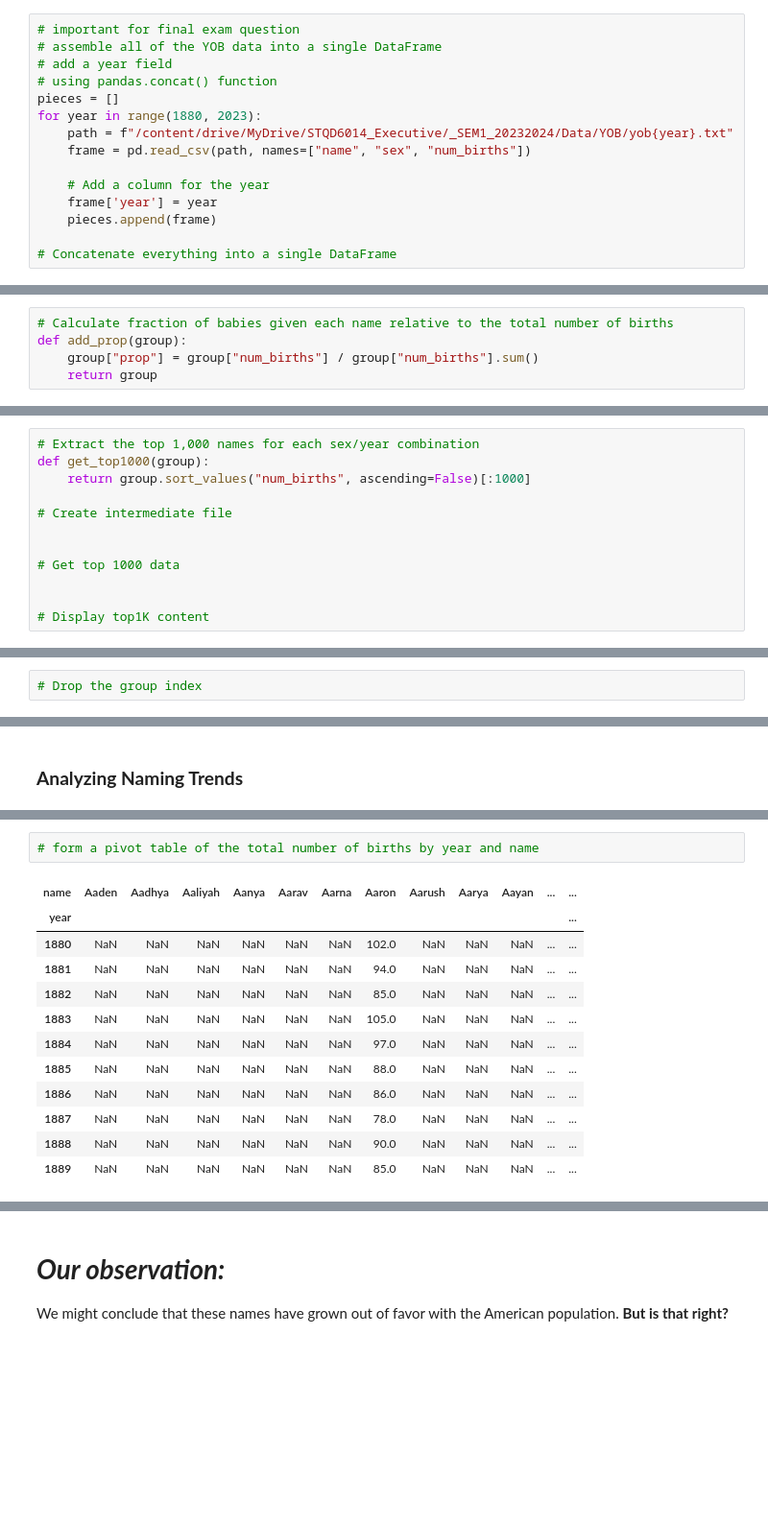
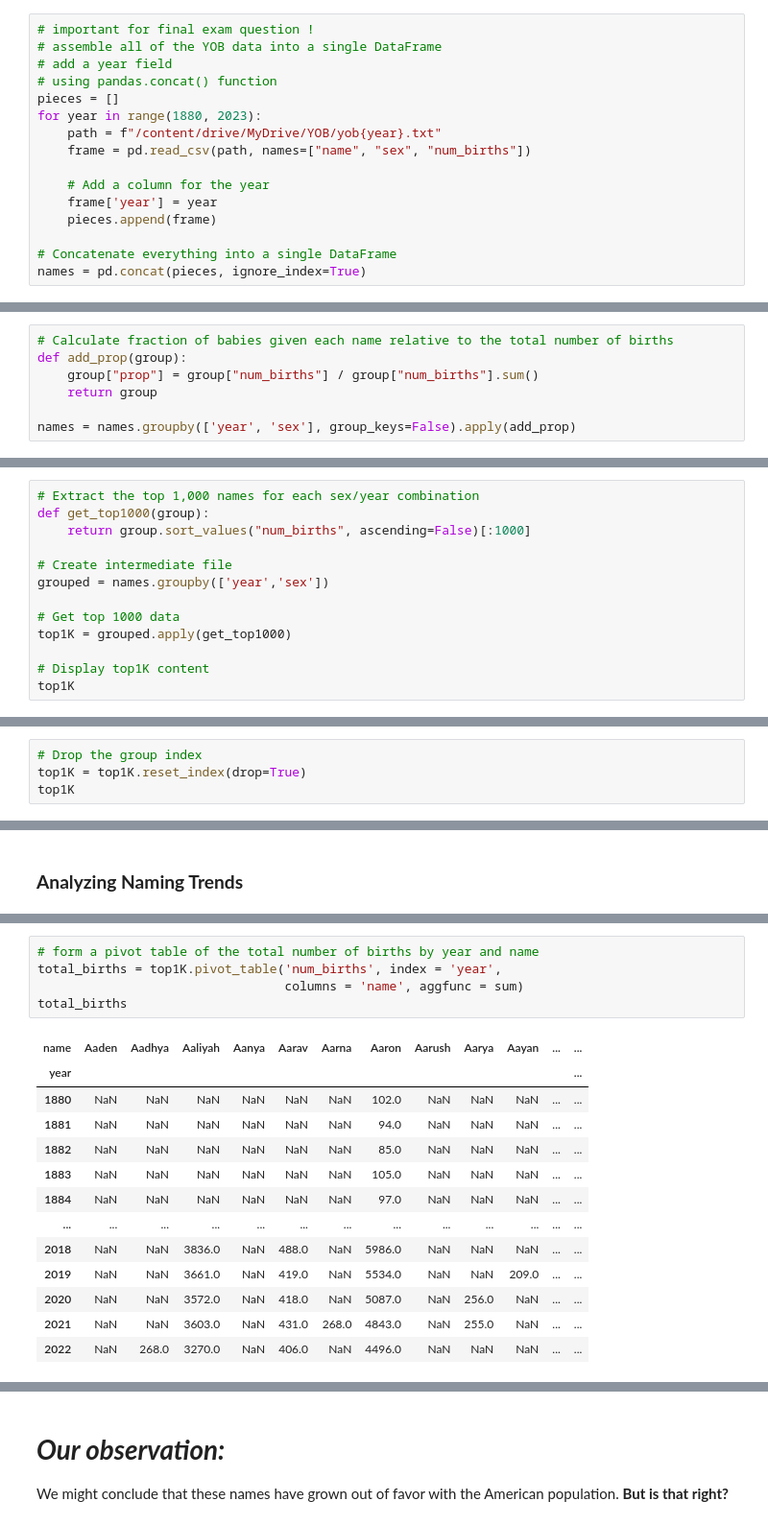
Before and after one commit to AzlinRusnan/STQD6014-Data-Science, a Jupyter notebook: Azlin_Week15_DataAnalysis_20240128_WC.ipynb, the cells around one changed output, grey strips where cells are left out. Shown at 96% size. Drawn from its saved outputs; the diff is of its cells as text; blank space fills up the shorter version.

```diff
--- a/Azlin_Week15_DataAnalysis_20240128_WC.ipynb
+++ b/Azlin_Week15_DataAnalysis_20240128_WC.ipynb
@@ -674,13 +676,13 @@ Name: num_births, dtype: int64
 # %% [markdown]
 # **Upload all the yob files from 1880 to 2022**
 # %%
-# important for final exam question
+# important for final exam question !
 # assemble all of the YOB data into a single DataFrame
 # add a year field
 # using pandas.concat() function
 pieces = []
 for year in range(1880, 2023):
-    path = f"/content/drive/MyDrive/STQD6014_Executive/_SEM1_20232024/Data/YOB/yob{year}.txt"
+    path = f"/content/drive/MyDrive/YOB/yob{year}.txt"
     frame = pd.read_csv(path, names=["name", "sex", "num_births"])
 
     # Add a column for the year
@@ -688,6 +690,7 @@ for year in range(1880, 2023):
     pieces.append(frame)
 
 # Concatenate everything into a single DataFrame
+names = pd.concat(pieces, ignore_index=True)
 # %%
 # Display names DataFrame
 names
@@ -731,6 +745,8 @@ Read this [interesting article](https://www.pewresearch.org/short-reads/2022/08/
 def add_prop(group):
     group["prop"] = group["num_births"] / group["num_births"].sum()
     return group
+
+names = names.groupby(['year', 'sex'], group_keys=False).apply(add_prop)
 # %%
 # Display names DataFrame
 names
@@ -770,10 +787,11 @@ def get_top1000(group):
     return group.sort_values("num_births", ascending=False)[:1000]
 
 # Create intermediate file
-
+grouped = names.groupby(['year','sex'])
 
 # Get top 1000 data
-
+top1K = grouped.apply(get_top1000)
 
 # Display top1K content
+top1K
 # %% [output]
@@ -797,5 +812,7 @@ year sex
 # %%
 # Drop the group index
+top1K = top1K.reset_index(drop=True)
+top1K
 # %% [output]
 |  | name | sex | num_births | year | prop |
 | 0 | Mary | F | 7065 | 1880 | 0.077642 |
@@ -817,15 +836,19 @@ year sex
 # %%
 # form a pivot table of the total number of births by year and name
+total_births = top1K.pivot_table('num_births', index = 'year',
+                                 columns = 'name', aggfunc = sum)
+total_births
 # %% [output]
 | name | Aaden | Aadhya | Aaliyah | Aanya | Aarav | Aarna | Aaron | Aarush | Aarya | Aayan | ... | ... |
 | year |  |  |  |  |  |  |  |  |  |  |  | ... |
 | 1880 | NaN | NaN | NaN | NaN | NaN | NaN | 102.0 | NaN | NaN | NaN | ... | ... |
 | 1881 | NaN | NaN | NaN | NaN | NaN | NaN | 94.0 | NaN | NaN | NaN | ... | ... |
 | 1882 | NaN | NaN | NaN | NaN | NaN | NaN | 85.0 | NaN | NaN | NaN | ... | ... |
 | 1883 | NaN | NaN | NaN | NaN | NaN | NaN | 105.0 | NaN | NaN | NaN | ... | ... |
 | 1884 | NaN | NaN | NaN | NaN | NaN | NaN | 97.0 | NaN | NaN | NaN | ... | ... |
-| 1885 | NaN | NaN | NaN | NaN | NaN | NaN | 88.0 | NaN | NaN | NaN | ... | ... |
-| 1886 | NaN | NaN | NaN | NaN | NaN | NaN | 86.0 | NaN | NaN | NaN | ... | ... |
-| 1887 | NaN | NaN | NaN | NaN | NaN | NaN | 78.0 | NaN | NaN | NaN | ... | ... |
-| 1888 | NaN | NaN | NaN | NaN | NaN | NaN | 90.0 | NaN | NaN | NaN | ... | ... |
-| 1889 | NaN | NaN | NaN | NaN | NaN | NaN | 85.0 | NaN | NaN | NaN | ... | ... |
+| ... | ... | ... | ... | ... | ... | ... | ... | ... | ... | ... | ... | ... |
+| 2018 | NaN | NaN | 3836.0 | NaN | 488.0 | NaN | 5986.0 | NaN | NaN | NaN | ... | ... |
+| 2019 | NaN | NaN | 3661.0 | NaN | 419.0 | NaN | 5534.0 | NaN | NaN | 209.0 | ... | ... |
+| 2020 | NaN | NaN | 3572.0 | NaN | 418.0 | NaN | 5087.0 | NaN | 256.0 | NaN | ... | ... |
+| 2021 | NaN | NaN | 3603.0 | NaN | 431.0 | 268.0 | 4843.0 | NaN | 255.0 | NaN | ... | ... |
+| 2022 | NaN | 268.0 | 3270.0 | NaN | 406.0 | NaN | 4496.0 | NaN | NaN | NaN | ... | ... |
```
Also changed, not shown: parts of 15 cells of this notebook.
